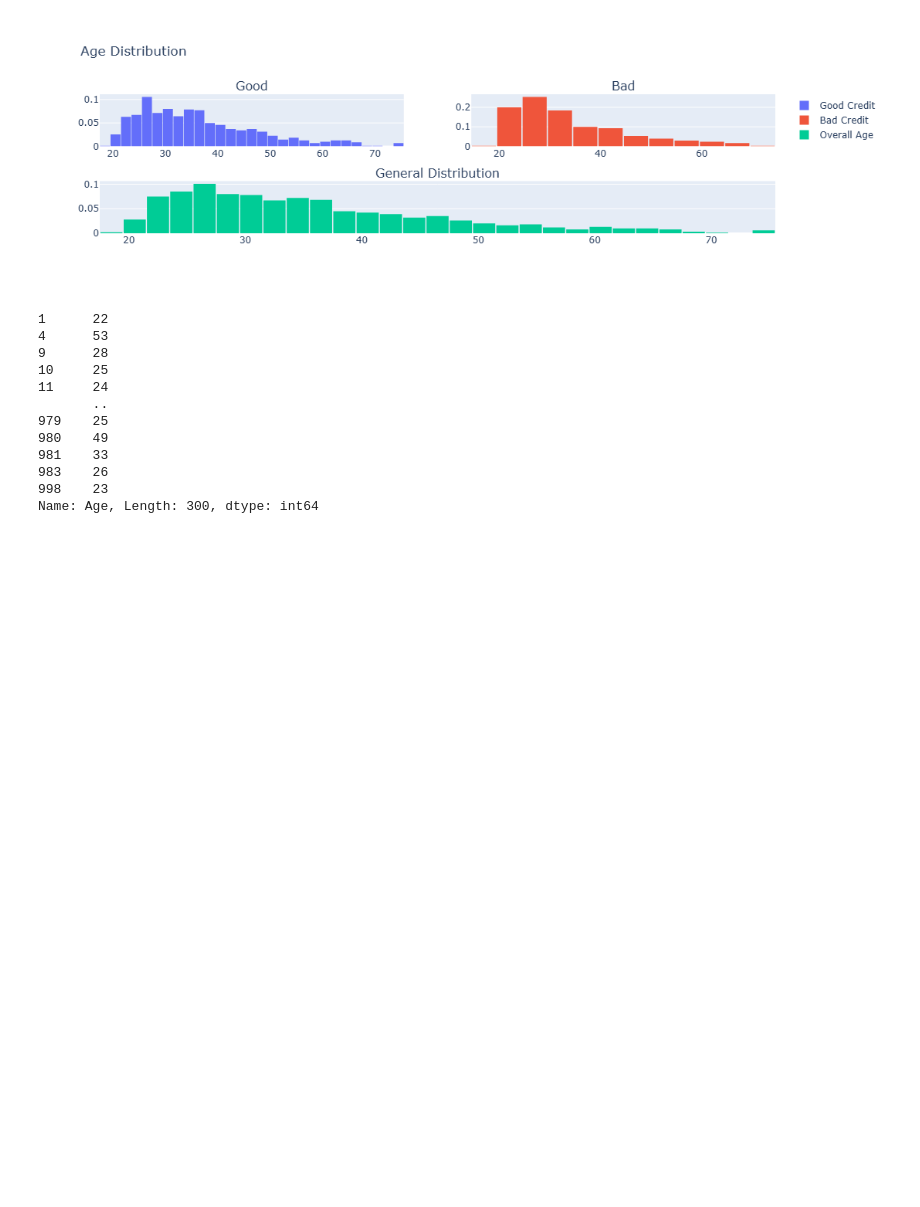
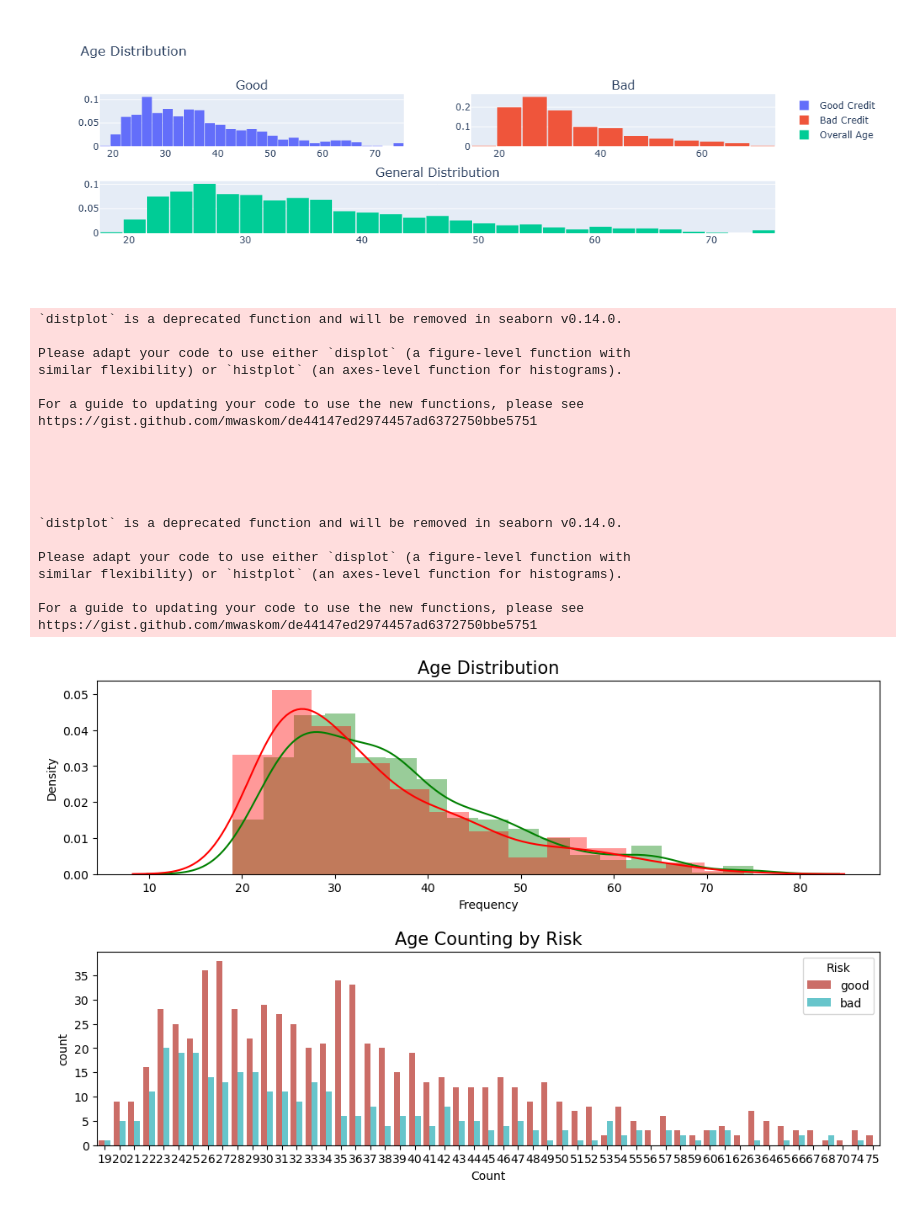
Before and after one commit to alisterjan/CreditRiskModel, a Jupyter notebook: main.ipynb, the cells around one changed output. Drawn from its saved outputs; the diff is of its cells as text; code cells hidden in the pictures; blank space fills up the shorter version.

Commit message:
Added more graphs

```diff
--- a/main.ipynb
+++ b/main.ipynb
@@ -160,17 +160,44 @@ py.iplot(fig, filename='custom-sized-subplot-with-subplot-titles')
 plotly.tools.make_subplots is deprecated, please use plotly.subplots.make_subplots instead
 [figure]
 # %%
-df_credit[df_credit["Risk"] == 'bad']['Age']
+df_good = df_credit[df_credit["Risk"]=="good"]
+df_bad = df_credit[df_credit["Risk"]=="bad"]
+
+fig, ax = plt.subplots(nrows=2, figsize=(12,8))
+plt.subplots_adjust(hspace=0.4, top=0.8)
+
+g1 = sns.distplot(df_good["Age"], ax=ax[0], color="g")
+g1 = sns.distplot(df_bad["Age"], ax=ax[0], color="r")
+g1.set_title("Age Distribution", fontsize=15)
+g1.set_xlabel("Age")
+g1.set_xlabel("Frequency")
+
+
+g2 = sns.countplot(x="Age", data=df_credit,
+                  palette="hls",ax=ax[1],
+                  hue="Risk")
+g2.set_title("Age Counting by Risk", fontsize=15)
+g2.set_xlabel("Age")
+g2.set_xlabel("Count")
+plt.show()
 # %% [output]
-1      22
-4      53
-9      28
-10     25
-11     24
-       ..
-979    25
-980    49
-981    33
-983    26
-998    23
-Name: Age, Length: 300, dtype: int64
+`distplot` is a deprecated function and will be removed in seaborn v0.14.0.
+
+Please adapt your code to use either `displot` (a figure-level function with
+similar flexibility) or `histplot` (an axes-level function for histograms).
+
+For a guide to updating your code to use the new functions, please see
+https://gist.github.com/mwaskom/de44147ed2974457ad6372750bbe5751
+
+
+
+
+
+`distplot` is a deprecated function and will be removed in seaborn v0.14.0.
+
+Please adapt your code to use either `displot` (a figure-level function with
+similar flexibility) or `histplot` (an axes-level function for histograms).
+
+For a guide to updating your code to use the new functions, please see
+https://gist.github.com/mwaskom/de44147ed2974457ad6372750bbe5751
+[figure, added]
```
Also changed, not shown: parts of 2 cells of this notebook.
